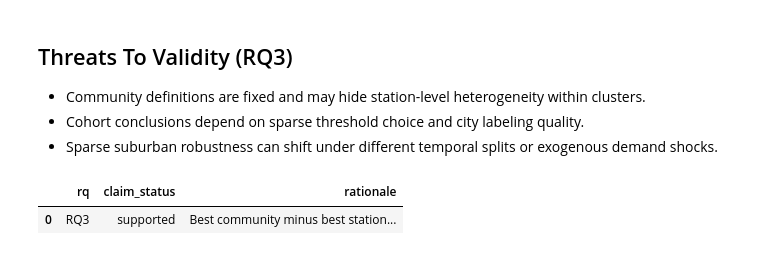
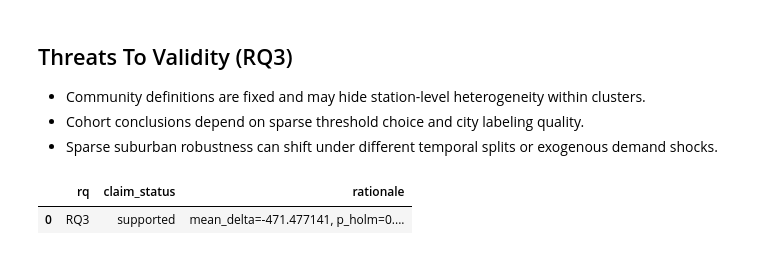
Before and after one commit to odinsseo/hsl-bikes, a Jupyter notebook: notebooks/rq3_cluster_robustness.ipynb, the cells around one changed output. Cells and saved outputs as stored; diff of their text form; code cells hidden in the pictures.

```diff
--- a/notebooks/rq3_cluster_robustness.ipynb
+++ b/notebooks/rq3_cluster_robustness.ipynb
@@ -277,17 +283,55 @@ rq3_sensitivity
 - Cohort conclusions depend on sparse threshold choice and city labeling quality.
 - Sparse suburban robustness can shift under different temporal splits or exogenous demand shocks.
 # %%
-if {'station', 'community'}.issubset(tradeoff.columns) and not tradeoff.empty:
-    best_station = float(tradeoff['station'].min())
-    best_community = float(tradeoff['community'].min())
-    delta = best_community - best_station
-    status = 'supported' if delta < 0 else 'mixed_or_not_supported'
-    rationale = f'Best community minus best station test_wmape = {delta:.6f}'
-else:
-    status = 'insufficient_data'
-    rationale = 'Station/community tradeoff table missing required columns.'
+# Assess RQ3 using pre-registered contrasts (headline in primary cohort)
+def assess_rq_from_contrasts(_rqh, RQ, alpha=0.05):
+    pc = PRIMARY_COHORT_BY_RQ[RQ]
+    head = HEADLINE_CONTRAST_BY_RQ[RQ]
+    sub = _rqh[(_rqh['cohort'] == pc) & (_rqh['contrast'] == head)]
+    if len(sub) != 1:
+        return pd.DataFrame([{'rq': RQ, 'claim_status': 'insufficient_data', 'rationale': f'Headline contrast {head} not found in primary cohort {pc}'}])
+    row = sub.iloc[0]
+    md = float(row['mean_delta']) if np.isfinite(row.get('mean_delta', np.nan)) else np.nan
+    # Extract available inferential fields
+    p_cluster = float(row['p_cluster']) if ('p_cluster' in _rqh.columns and np.isfinite(row.get('p_cluster', np.nan))) else np.nan
+    p_holm = float(row['p_holm']) if ('p_holm' in _rqh.columns and np.isfinite(row.get('p_holm', np.nan))) else np.nan
+    reject = bool(row['reject_H0']) if 'reject_H0' in _rqh.columns else False
+    ci_low = float(row['ci_lower']) if ('ci_lower' in _rqh.columns and np.isfinite(row.get('ci_lower', np.nan))) else np.nan
+    ci_up = float(row['ci_upper']) if ('ci_upper' in _rqh.columns and np.isfinite(row.get('ci_upper', np.nan))) else np.nan
+    cluster_aware = bool(row.get('cluster_aware')) if 'cluster_aware' in _rqh.columns else False
+    # Determine inferential support: prefer explicit reject_H0; otherwise prefer cluster p, then p_holm, then CI
+    if 'reject_H0' in _rqh.columns:
+        inferential = reject
+        inferential_source = 'reject_H0' if reject else 'reject_H0_false'
+    else:
+        if cluster_aware and np.isfinite(p_cluster):
+            inferential = p_cluster < alpha
+            inferential_source = 'p_cluster'
+        elif np.isfinite(p_holm):
+            inferential = p_holm < alpha
+            inferential_source = 'p_holm'
+        elif np.isfinite(ci_low) and np.isfinite(ci_up):
+            if np.isfinite(md):
+                inferential = (ci_up < 0) if md < 0 else (ci_low > 0)
+                inferential_source = 'ci'
+            else:
+                inferential = False
+                inferential_source = 'ci_na'
+        else:
+            inferential = False
+            inferential_source = 'none'
+    # Decide status requiring proper direction
+    if inferential and np.isfinite(md):
+        if md < 0:
+            status = 'supported'
+        else:
+            status = 'contradicted'
+    else:
+        status = 'mixed_or_not_supported'
+    rationale = f"mean_delta={md:.6f}; inferential={inferential} (src={inferential_source}); p_holm={p_holm}; p_cluster={p_cluster}; ci=({ci_low},{ci_up}); reject_H0={reject}"
+    return pd.DataFrame([{'rq': RQ, 'claim_status': status, 'rationale': rationale}])
 
-pd.DataFrame([{'rq': 'RQ3', 'claim_status': status, 'rationale': rationale}])
+assess_rq_from_contrasts(_rq3h, 'RQ3')
 # %% [output]
 |  | rq | claim_status | rationale |
-| 0 | RQ3 | supported | Best community minus best station... |
+| 0 | RQ3 | supported | mean_delta=-471.477141, p_holm=0.... |
```
Also changed, not shown: parts of 1 cell of this notebook, 7 other files.
